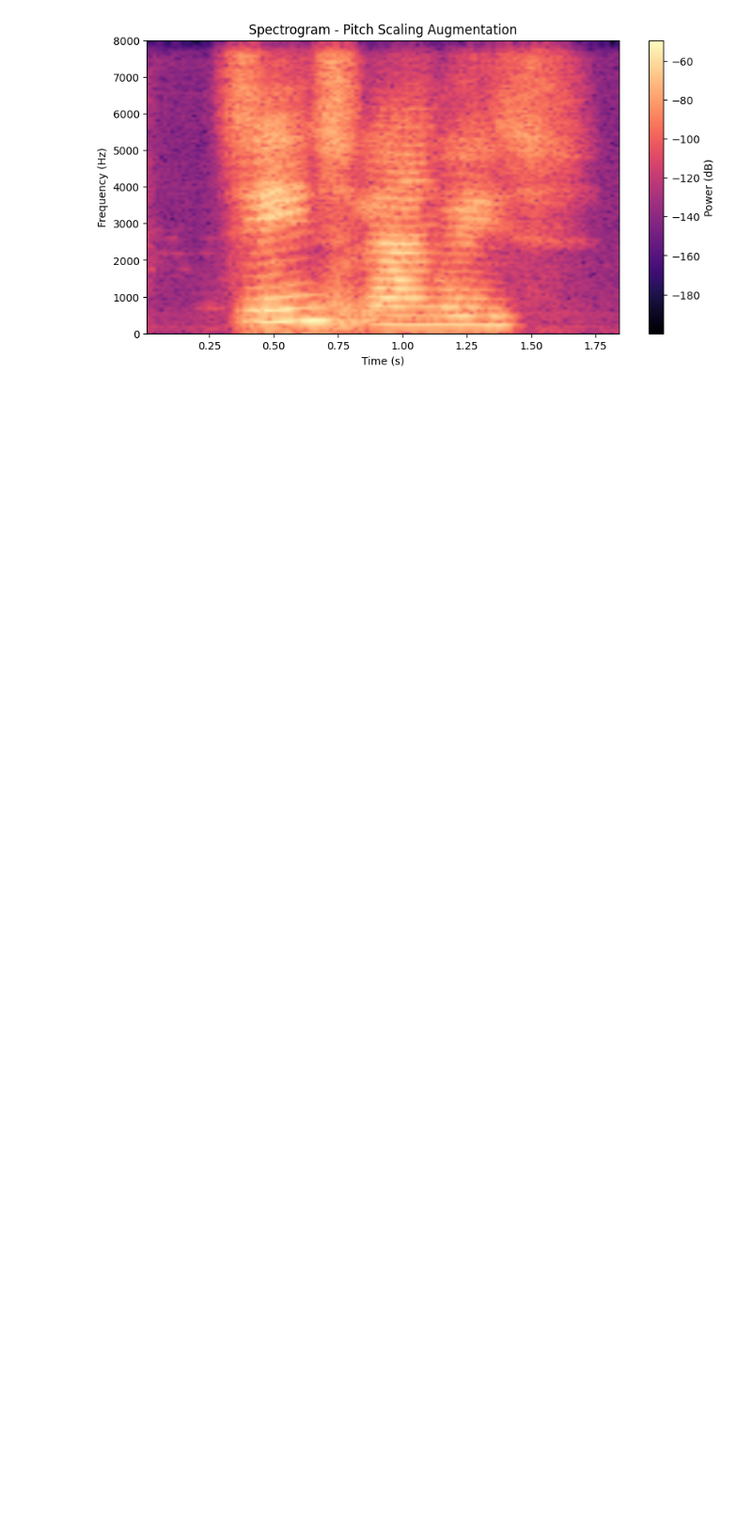
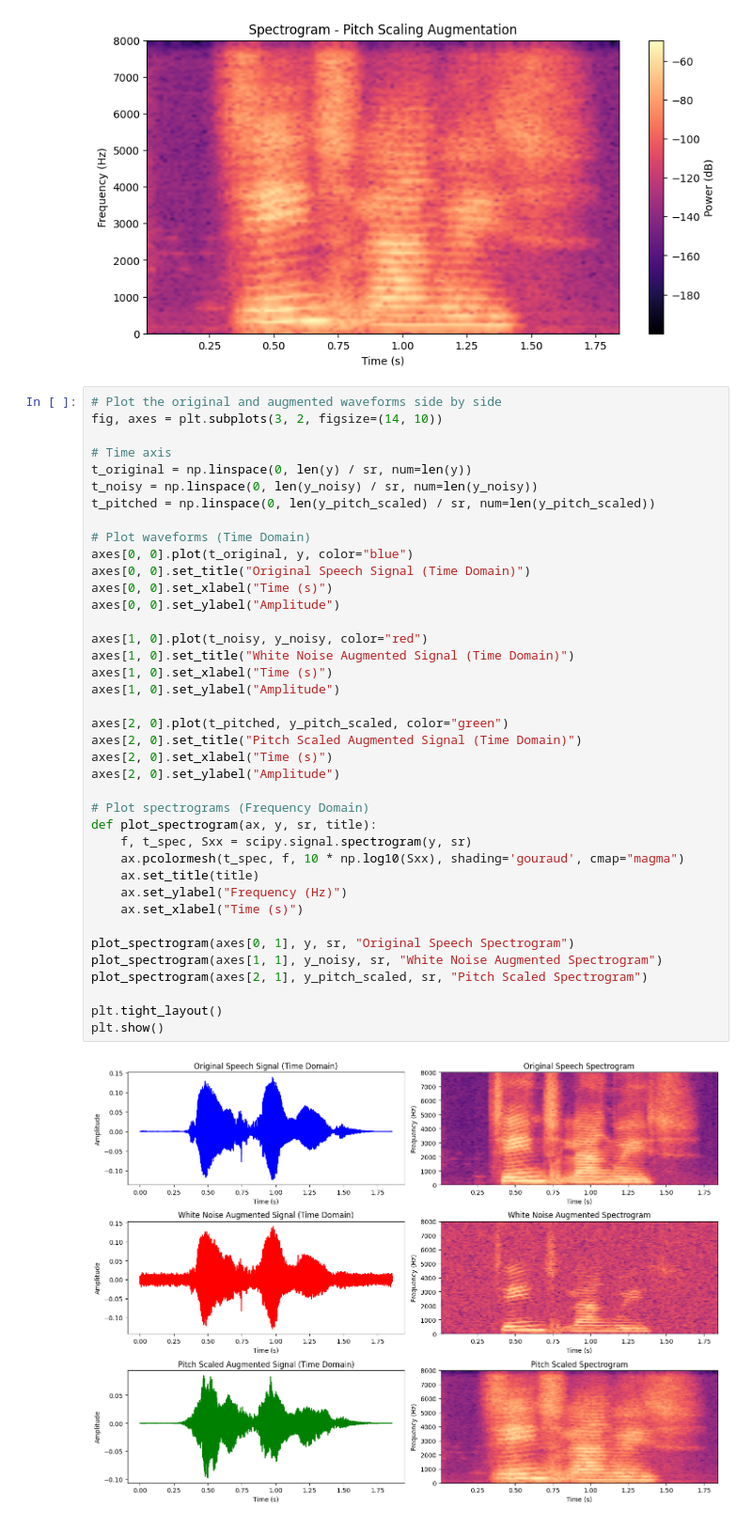
Before and after one commit to Kasuletrevor/Deep_Learning_with_FSC, a Jupyter notebook: eda.ipynb, the cells around one changed output. Shown at 94% size. Saved outputs shown, nothing was run; the diff lists cells and outputs as text; blank space fills up the shorter version.

Commit message:
implement audio signal processing and visualization features OF BOTH SIGNALS IN TIME AND FREQUENCY DOMAIN

```diff
--- a/eda.ipynb
+++ b/eda.ipynb
@@ -343,3 +343,44 @@ plot_spectrogram(y_pitch_scaled, sr, "Spectrogram - Pitch Scaling Augmentation",
 [figure]
 [figure]
 [figure]
+# %%
+# Plot the original and augmented waveforms side by side
+fig, axes = plt.subplots(3, 2, figsize=(14, 10))
+
+# Time axis
+t_original = np.linspace(0, len(y) / sr, num=len(y))
+t_noisy = np.linspace(0, len(y_noisy) / sr, num=len(y_noisy))
+t_pitched = np.linspace(0, len(y_pitch_scaled) / sr, num=len(y_pitch_scaled))
+
+# Plot waveforms (Time Domain)
+axes[0, 0].plot(t_original, y, color="blue")
+axes[0, 0].set_title("Original Speech Signal (Time Domain)")
+axes[0, 0].set_xlabel("Time (s)")
+axes[0, 0].set_ylabel("Amplitude")
+
+axes[1, 0].plot(t_noisy, y_noisy, color="red")
+axes[1, 0].set_title("White Noise Augmented Signal (Time Domain)")
+axes[1, 0].set_xlabel("Time (s)")
+axes[1, 0].set_ylabel("Amplitude")
+
+axes[2, 0].plot(t_pitched, y_pitch_scaled, color="green")
+axes[2, 0].set_title("Pitch Scaled Augmented Signal (Time Domain)")
+axes[2, 0].set_xlabel("Time (s)")
+axes[2, 0].set_ylabel("Amplitude")
+
+# Plot spectrograms (Frequency Domain)
+def plot_spectrogram(ax, y, sr, title):
+    f, t_spec, Sxx = scipy.signal.spectrogram(y, sr)
+    ax.pcolormesh(t_spec, f, 10 * np.log10(Sxx), shading='gouraud', cmap="magma")
+    ax.set_title(title)
+    ax.set_ylabel("Frequency (Hz)")
+    ax.set_xlabel("Time (s)")
+
+plot_spectrogram(axes[0, 1], y, sr, "Original Speech Spectrogram")
+plot_spectrogram(axes[1, 1], y_noisy, sr, "White Noise Augmented Spectrogram")
+plot_spectrogram(axes[2, 1], y_pitch_scaled, sr, "Pitch Scaled Spectrogram")
+
+plt.tight_layout()
+plt.show()
+# %% [output]
+[figure, added]
```
